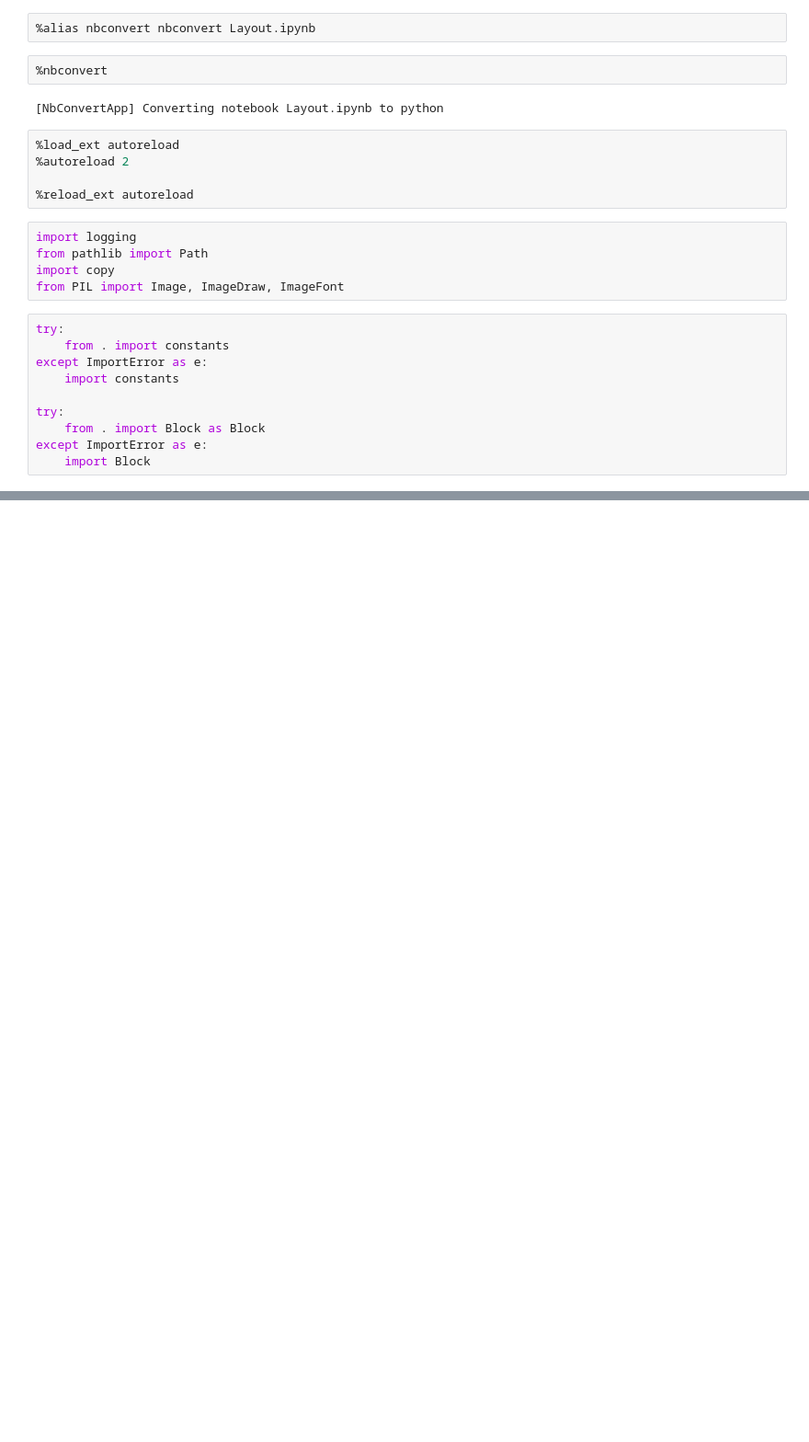
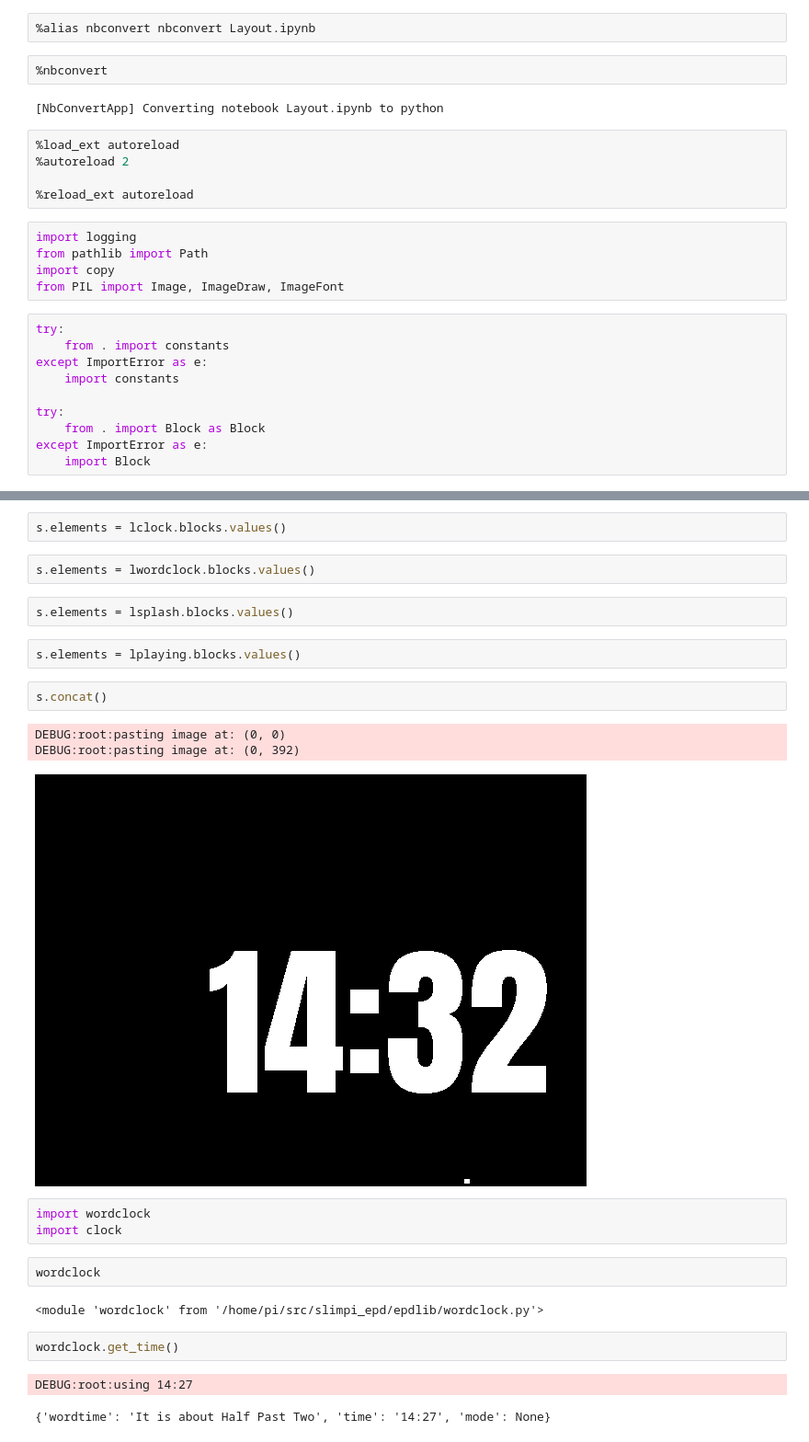
Before and after one commit to txoof/slimpi_epd, a Jupyter notebook: epdlib/Layout.ipynb, the cells around one changed output, grey strips where cells are left out. Shown at 92% size. Saved outputs shown, nothing was run; the diff lists cells and outputs as text; blank space fills up the shorter version.

```diff
--- a/epdlib/Layout.ipynb
+++ b/epdlib/Layout.ipynb
@@ -362,0 +540,26 @@ class Layout:
+# %%
+s.elements = lclock.blocks.values()
+# %%
+s.elements = lwordclock.blocks.values()
+# %%
+s.elements = lsplash.blocks.values()
+# %%
+s.elements = lplaying.blocks.values()
+# %%
+s.concat()
+# %% [output]
+DEBUG:root:pasting image at: (0, 0)
+DEBUG:root:pasting image at: (0, 392)
+[figure, added]
+# %%
+import wordclock
+import clock
+# %%
+wordclock
+# %% [output]
+<module 'wordclock' from '/home/pi/src/slimpi_epd/epdlib/wordclock.py'>
+# %%
+wordclock.get_time()
+# %% [output]
+DEBUG:root:using 14:27
+{'wordtime': 'It is about Half Past Two', 'time': '14:27', 'mode': None}
```
Also changed, not shown: parts of 14 cells of this notebook, 8 other files.
